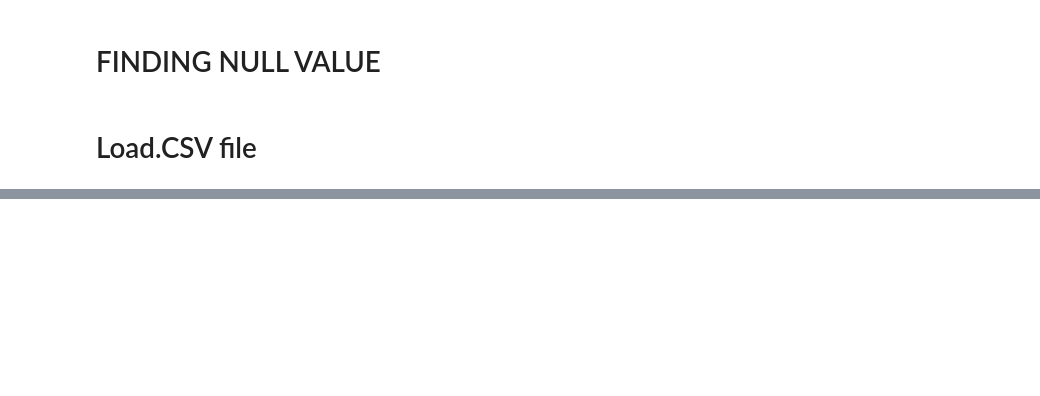
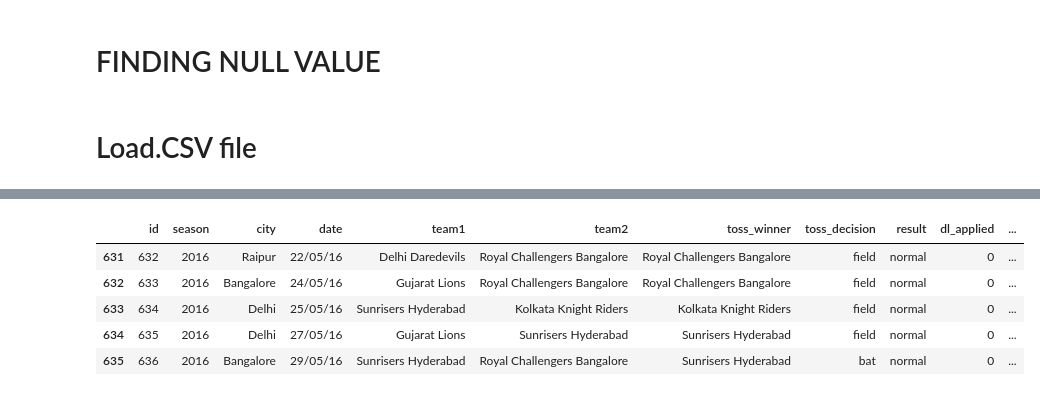
Before and after one commit to shebarajitha/pract, a Jupyter notebook: PANDAS.ipynb, the cells around one changed output, grey strips where cells are left out. Drawn from its saved outputs; the diff is of its cells as text; code cells hidden in the pictures; blank space fills up the shorter version.

```diff
--- a/PANDAS.ipynb
+++ b/PANDAS.ipynb
@@ -544,0 +590,9 @@ ipl
+# %%
+ipl.tail()
+# %% [output]
+|  | id | season | city | date | team1 | team2 | toss_winner | toss_decision | result | dl_applied | ... |
+| 631 | 632 | 2016 | Raipur | 22/05/16 | Delhi Daredevils | Royal Challengers Bangalore | Royal Challengers Bangalore | field | normal | 0 | ... |
+| 632 | 633 | 2016 | Bangalore | 24/05/16 | Gujarat Lions | Royal Challengers Bangalore | Royal Challengers Bangalore | field | normal | 0 | ... |
+| 633 | 634 | 2016 | Delhi | 25/05/16 | Sunrisers Hyderabad | Kolkata Knight Riders | Kolkata Knight Riders | field | normal | 0 | ... |
+| 634 | 635 | 2016 | Delhi | 27/05/16 | Gujarat Lions | Sunrisers Hyderabad | Sunrisers Hyderabad | field | normal | 0 | ... |
+| 635 | 636 | 2016 | Bangalore | 29/05/16 | Sunrisers Hyderabad | Royal Challengers Bangalore | Sunrisers Hyderabad | bat | normal | 0 | ... |
```
Also changed, not shown: parts of 10 cells of this notebook.
